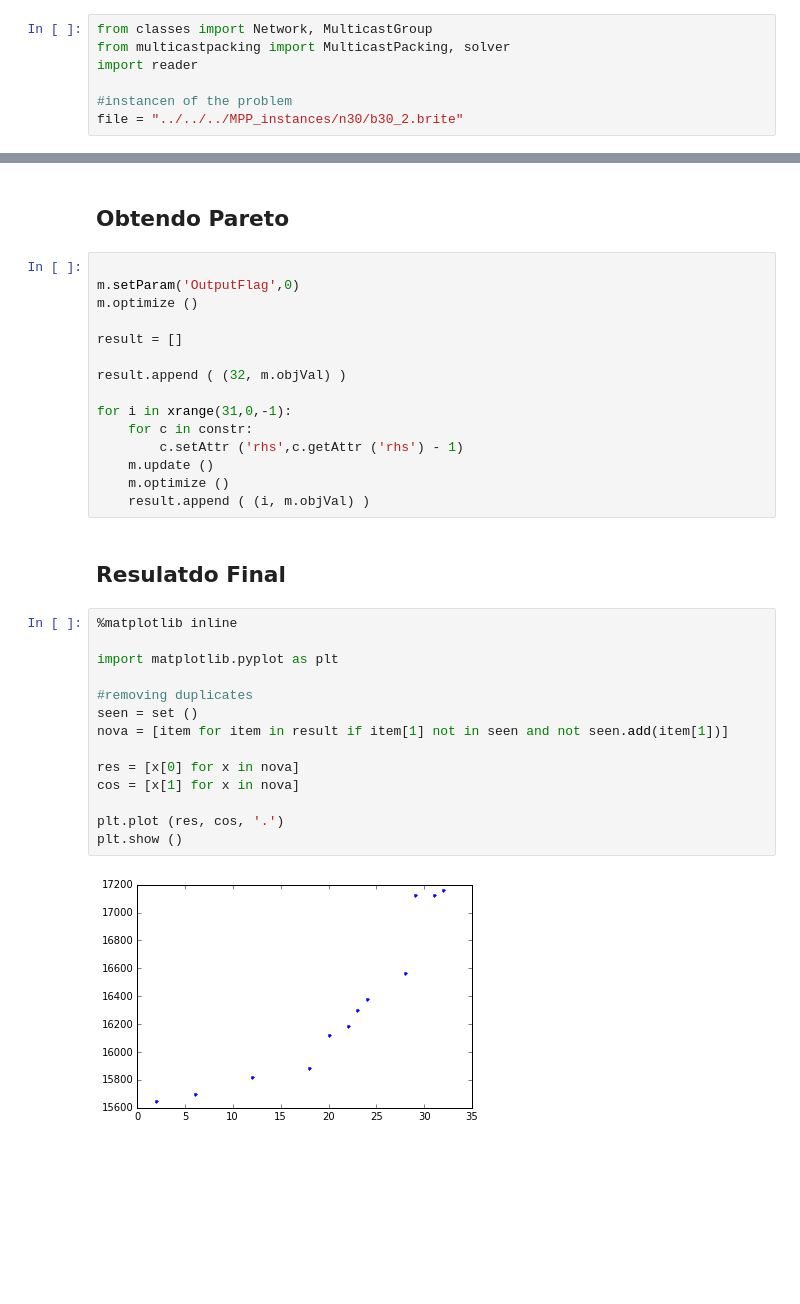
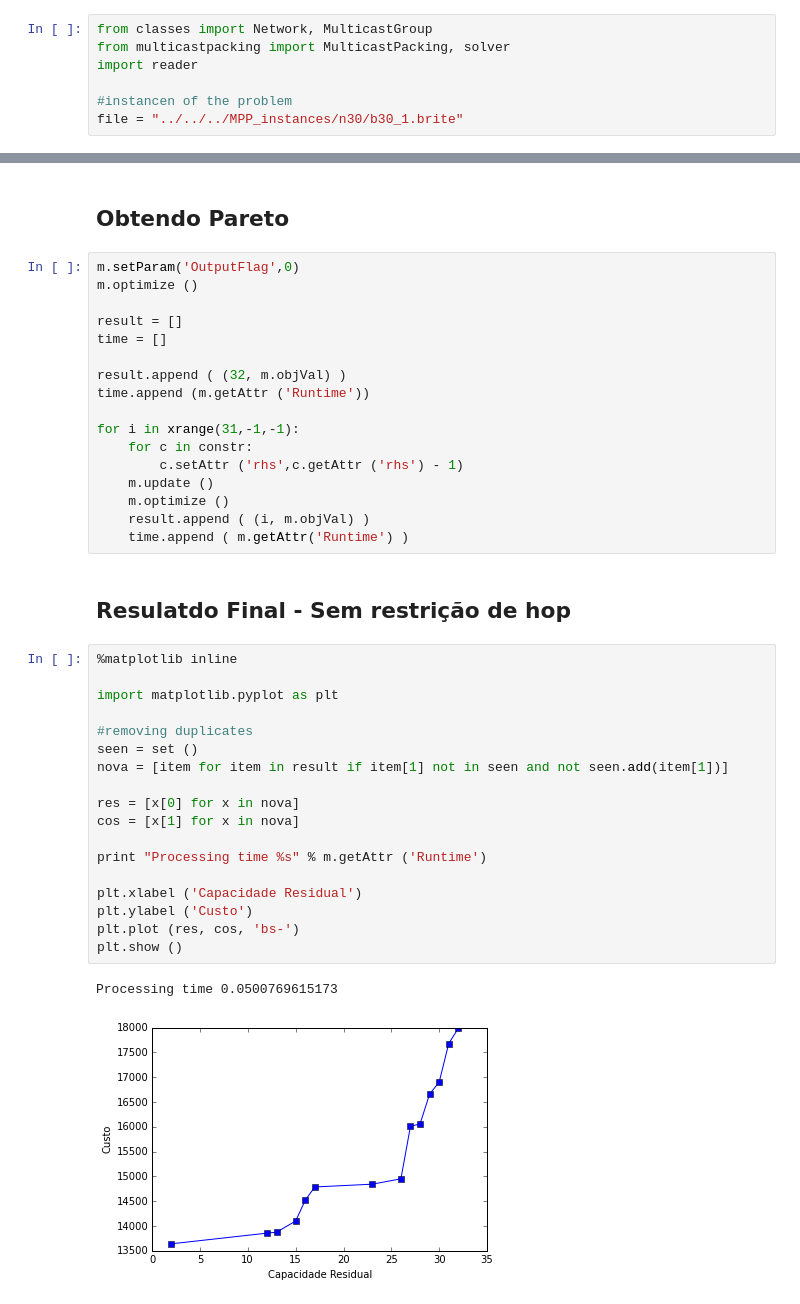
Before and after one commit to RoCampos/mathprogramming, a Jupyter notebook: src/python/Creating the model.ipynb, the cells around one changed output, grey strips where cells are left out. Saved outputs shown, nothing was run; the diff lists cells and outputs as text; blank space fills up the shorter version.

```diff
--- a/src/python/Creating the model.ipynb
+++ b/src/python/Creating the model.ipynb
@@ -6,7 +34,7 @@ from multicastpacking import MulticastPacking, solver
 import reader
 
 #instancen of the problem
-file = "../../../MPP_instances/n30/b30_2.brite"
+file = "../../../MPP_instances/n30/b30_1.brite"
 # %%
 links = reader.get_network (file)
 net = Network (links, nodes = 30)
@@ -193,35 +236,42 @@ m.update ()
 # %% [markdown]
 ## Obtendo Pareto
 # %%
-
 m.setParam('OutputFlag',0)
 m.optimize ()
 
 result = []
+time = []
 
 result.append ( (32, m.objVal) )
+time.append (m.getAttr ('Runtime'))
 
-for i in xrange(31,0,-1):
+for i in xrange(31,-1,-1):
     for c in constr:
         c.setAttr ('rhs',c.getAttr ('rhs') - 1)
     m.update ()
     m.optimize ()
     result.append ( (i, m.objVal) )
+    time.append ( m.getAttr('Runtime') )
 # %% [markdown]
-## Resulatdo Final
+## Resulatdo Final - Sem restrição de hop
 # %%
 %matplotlib inline
 
 import matplotlib.pyplot as plt
 
 #removing duplicates
 seen = set ()
 nova = [item for item in result if item[1] not in seen and not seen.add(item[1])]
 
 res = [x[0] for x in nova]
 cos = [x[1] for x in nova]
 
-plt.plot (res, cos, '.')
+print "Processing time %s" % m.getAttr ('Runtime')
+
+plt.xlabel ('Capacidade Residual')
+plt.ylabel ('Custo')
+plt.plot (res, cos, 'bs-')
 plt.show ()
 # %% [output]
+Processing time 0.0500769615173
-[figure, old version]
+[figure, new version]
```
Also changed, not shown: parts of 26 cells of this notebook, 1 other file.
